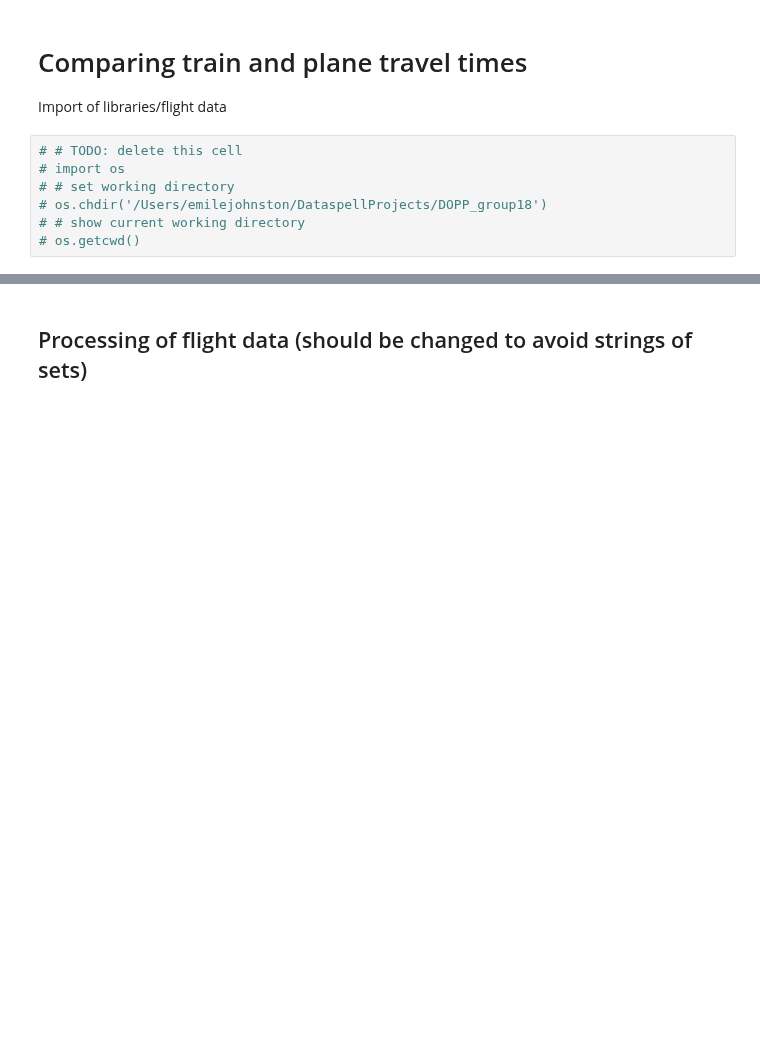
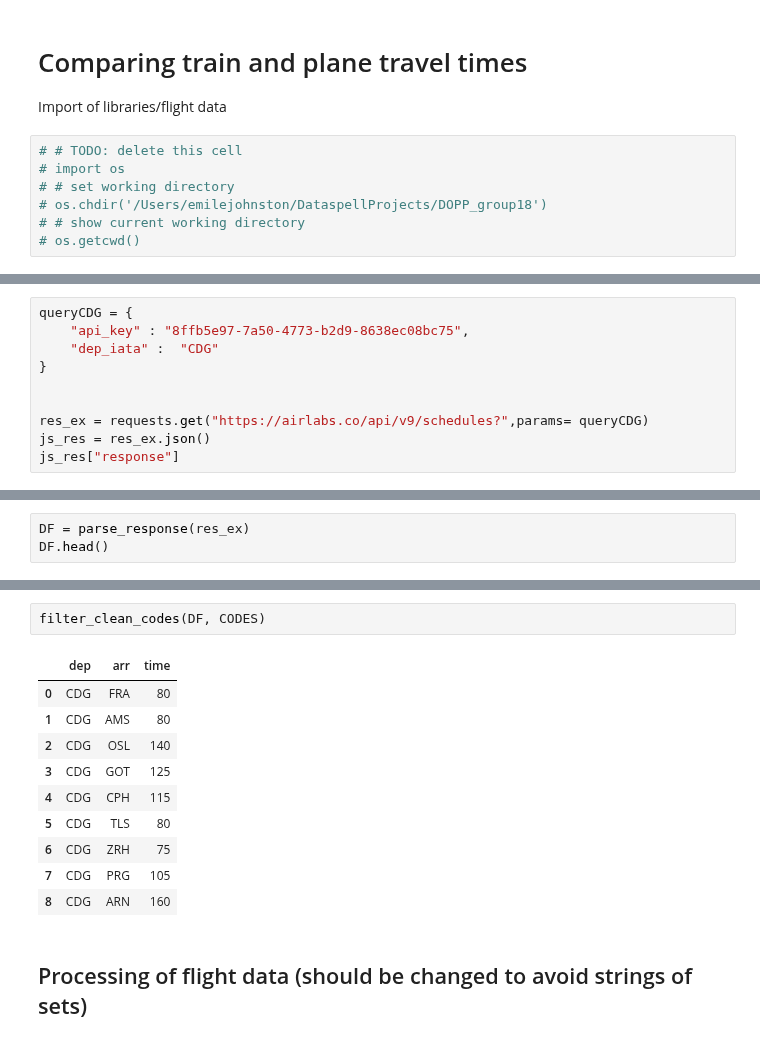
Before and after one commit to RabDou44/DOPP_group18, a Jupyter notebook: final notebook/comparing_train_airport_cities.ipynb, the cells around one changed output, grey strips where cells are left out. Cells and saved outputs as stored; diff of their text form; blank space fills up the shorter version.

```diff
--- a/final notebook/comparing_train_airport_cities.ipynb
+++ b/final notebook/comparing_train_airport_cities.ipynb
@@ -14,0 +211,10 @@ Import of libraries/flight data
+# %%
+queryCDG = {
+    "api_key" : "8ffb5e97-7a50-4773-b2d9-8638ec08bc75",
+    "dep_iata" :  "CDG"
+}
+
+
+res_ex = requests.get("https://airlabs.co/api/v9/schedules?",params= queryCDG)
+js_res = res_ex.json()
+js_res["response"]
@@ -14,0 +241,3 @@ Import of libraries/flight data
+# %%
+DF = parse_response(res_ex)
+DF.head()
@@ -15,3 +251,16 @@ Import of libraries/flight data
+# %%
+filter_clean_codes(DF, CODES)
+# %% [output]
+|  | dep | arr | time |
+| 0 | CDG | FRA | 80 |
+| 1 | CDG | AMS | 80 |
+| 2 | CDG | OSL | 140 |
+| 3 | CDG | GOT | 125 |
+| 4 | CDG | CPH | 115 |
+| 5 | CDG | TLS | 80 |
+| 6 | CDG | ZRH | 75 |
+| 7 | CDG | PRG | 105 |
+| 8 | CDG | ARN | 160 |
 # %% [markdown]
 ## Processing of flight data (should be changed to avoid strings of sets)
 # %%
```
Also changed, not shown: parts of 22 cells of this notebook.
